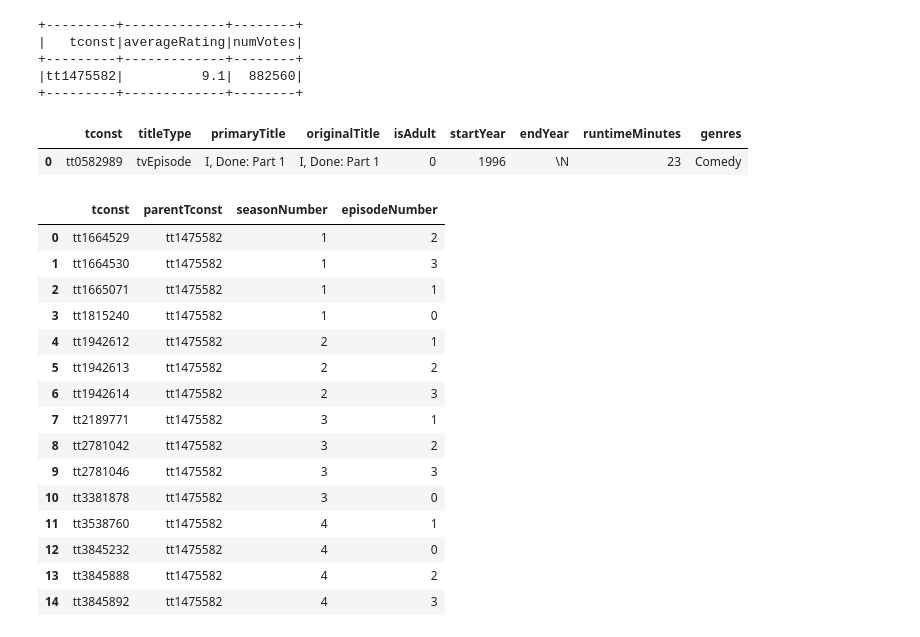
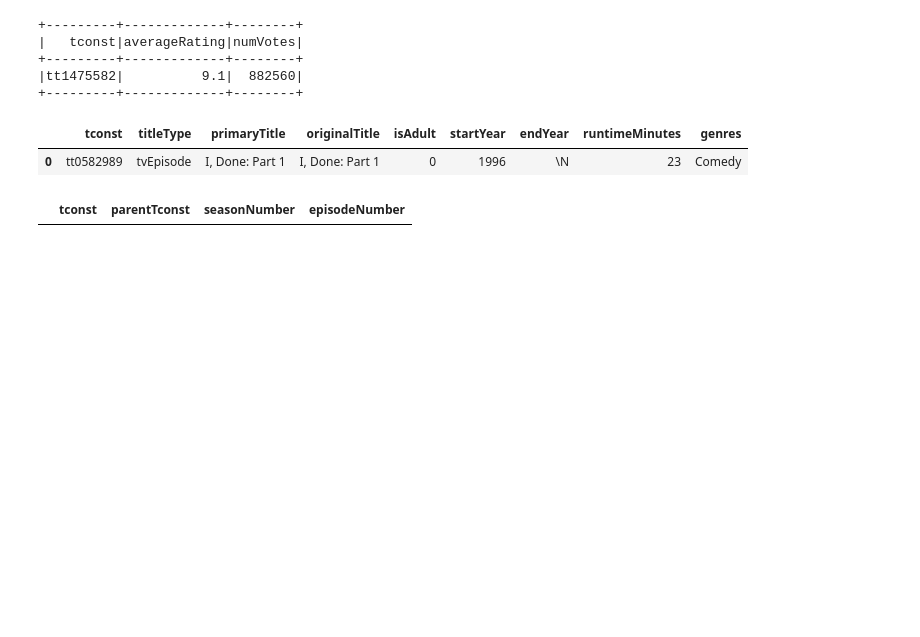
Before and after one commit to vichShir/netflix-analysis, a Jupyter notebook: notebooks/Netflix_Analysis.ipynb, the cells around one changed output. Saved outputs shown, nothing was run; the diff lists cells and outputs as text; code cells hidden in the pictures; blank space fills up the shorter version.

Commit message:
Corrigido: episodeId faltando em alguns títulos

```diff
--- a/notebooks/Netflix_Analysis.ipynb
+++ b/notebooks/Netflix_Analysis.ipynb
@@ -902,21 +916,6 @@ spark.sql("SELECT * FROM basics_df WHERE tconst = 'tt0582989'").toPandas()
 | 0 | tt0582989 | tvEpisode | I, Done: Part 1 | I, Done: Part 1 | 0 | 1996 | \N | 23 | Comedy |
 # %%
 episode_df.registerTempTable("episode_df")
-spark.sql("SELECT * FROM episode_df WHERE parentTconst = 'tt1475582'").toPandas()
+spark.sql("SELECT * FROM episode_df WHERE parentTconst = 'tt11309924'").toPandas()
 # %% [output]
 |  | tconst | parentTconst | seasonNumber | episodeNumber |
-| 0 | tt1664529 | tt1475582 | 1 | 2 |
-| 1 | tt1664530 | tt1475582 | 1 | 3 |
-| 2 | tt1665071 | tt1475582 | 1 | 1 |
-| 3 | tt1815240 | tt1475582 | 1 | 0 |
-| 4 | tt1942612 | tt1475582 | 2 | 1 |
-| 5 | tt1942613 | tt1475582 | 2 | 2 |
-| 6 | tt1942614 | tt1475582 | 2 | 3 |
-| 7 | tt2189771 | tt1475582 | 3 | 1 |
-| 8 | tt2781042 | tt1475582 | 3 | 2 |
-| 9 | tt2781046 | tt1475582 | 3 | 3 |
-| 10 | tt3381878 | tt1475582 | 3 | 0 |
-| 11 | tt3538760 | tt1475582 | 4 | 1 |
-| 12 | tt3845232 | tt1475582 | 4 | 0 |
-| 13 | tt3845888 | tt1475582 | 4 | 2 |
-| 14 | tt3845892 | tt1475582 | 4 | 3 |
```
Also changed, not shown: parts of 16 cells of this notebook, 1 other file.
